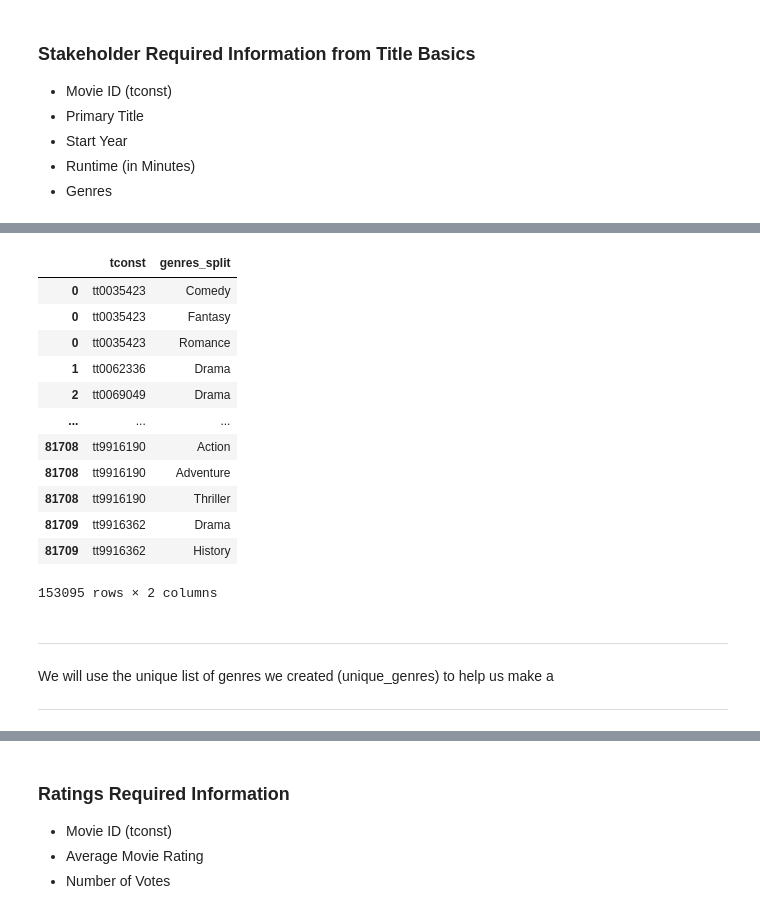
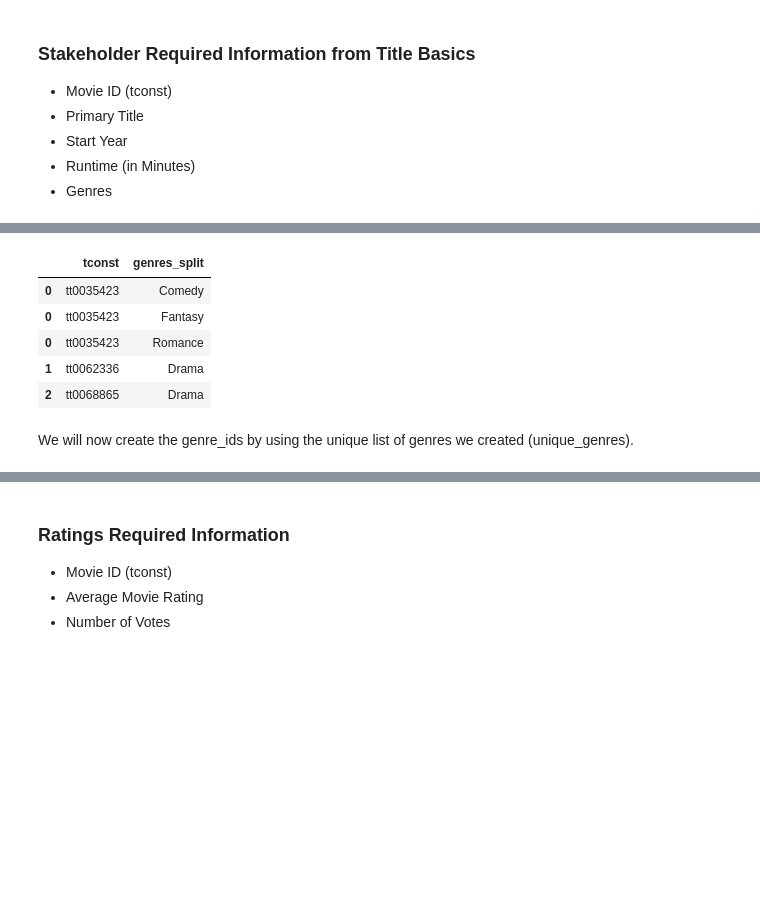
Before and after one commit to daisy-rivera/Movie-Analysis, a Jupyter notebook: Movies Project Pt 3.3 - Create SQL Database.ipynb, the cells around one changed output, grey strips where cells are left out. Saved outputs shown, nothing was run; the diff lists cells and outputs as text; code cells hidden in the pictures; blank space fills up the shorter version.

```diff
--- a/Movies Project Pt 3.3 - Create SQL Database.ipynb
+++ b/Movies Project Pt 3.3 - Create SQL Database.ipynb
@@ -176,26 +177,18 @@ exploded_genres
 #use sorted to sort alphabetically
 unique_genres = sorted(exploded_genres['genres_split'].unique())
 # %%
-#seperate the columns tconst & genres_split
+#creating the title_genres table
+#saving the columns tconst & genres_split in the new df
 title_genres = exploded_genres[['tconst','genres_split']].copy()
-title_genres
+title_genres.head()
 # %% [output]
 |  | tconst | genres_split |
 | 0 | tt0035423 | Comedy |
 | 0 | tt0035423 | Fantasy |
 | 0 | tt0035423 | Romance |
 | 1 | tt0062336 | Drama |
-| 2 | tt0069049 | Drama |
-| ... | ... | ... |
-| 81708 | tt9916190 | Action |
-| 81708 | tt9916190 | Adventure |
-| 81708 | tt9916190 | Thriller |
-| 81709 | tt9916362 | Drama |
-| 81709 | tt9916362 | History |
+| 2 | tt0068865 | Drama |
-153095 rows × 2 columns
 # %% [markdown]
-**********
-We will use the unique list of genres we created (unique_genres) to help us make a
-**********
+We will now create the genre_ids by using the unique list of genres we created (unique_genres).
 # %%
 ## Making the genre mapper dictionary
```
Also changed, not shown: parts of 55 cells of this notebook.
